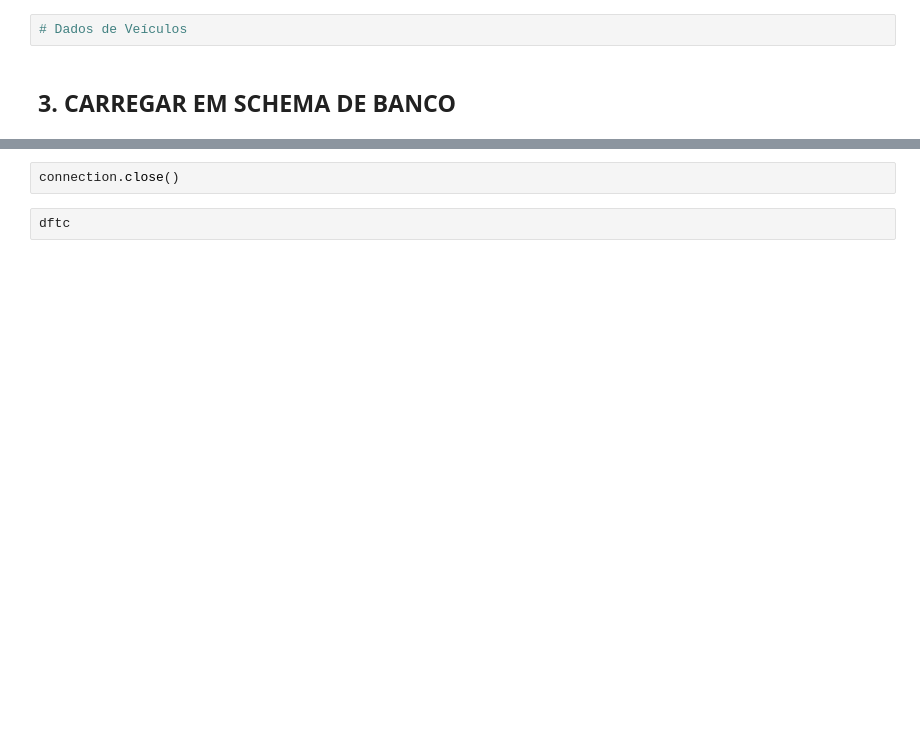
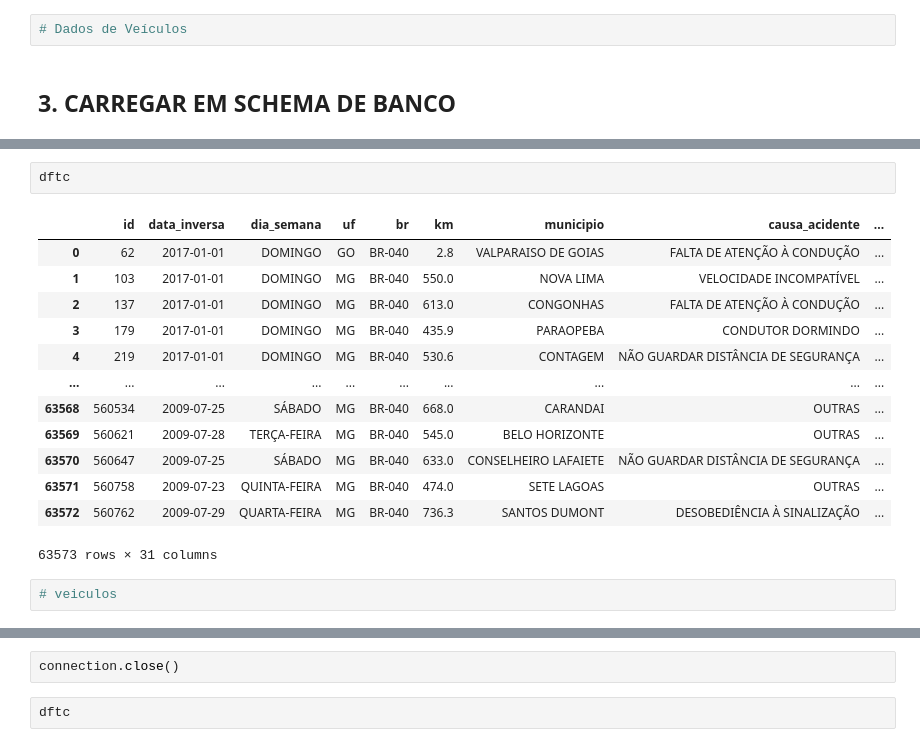
Before and after one commit to lebarreiroj/MPCA_MD, a Jupyter notebook: prf_acidentes_shap_bd.ipynb, the cells around one changed output, grey strips where cells are left out. Cells and saved outputs as stored; diff of their text form; blank space fills up the shorter version.

```diff
--- a/prf_acidentes_shap_bd.ipynb
+++ b/prf_acidentes_shap_bd.ipynb
@@ -526,0 +722,18 @@ dftc = pd.read_sql_query(v_sql, connection)
+# %%
+dftc
+# %% [output]
+|  | id | data_inversa | dia_semana | uf | br | km | municipio | causa_acidente | ... |
+| 0 | 62 | 2017-01-01 | DOMINGO | GO | BR-040 | 2.8 | VALPARAISO DE GOIAS | FALTA DE ATENÇÃO À CONDUÇÃO | ... |
+| 1 | 103 | 2017-01-01 | DOMINGO | MG | BR-040 | 550.0 | NOVA LIMA | VELOCIDADE INCOMPATÍVEL | ... |
+| 2 | 137 | 2017-01-01 | DOMINGO | MG | BR-040 | 613.0 | CONGONHAS | FALTA DE ATENÇÃO À CONDUÇÃO | ... |
+| 3 | 179 | 2017-01-01 | DOMINGO | MG | BR-040 | 435.9 | PARAOPEBA | CONDUTOR DORMINDO | ... |
+| 4 | 219 | 2017-01-01 | DOMINGO | MG | BR-040 | 530.6 | CONTAGEM | NÃO GUARDAR DISTÂNCIA DE SEGURANÇA | ... |
+| ... | ... | ... | ... | ... | ... | ... | ... | ... | ... |
+| 63568 | 560534 | 2009-07-25 | SÁBADO | MG | BR-040 | 668.0 | CARANDAI | OUTRAS | ... |
+| 63569 | 560621 | 2009-07-28 | TERÇA-FEIRA | MG | BR-040 | 545.0 | BELO HORIZONTE | OUTRAS | ... |
+| 63570 | 560647 | 2009-07-25 | SÁBADO | MG | BR-040 | 633.0 | CONSELHEIRO LAFAIETE | NÃO GUARDAR DISTÂNCIA DE SEGURANÇA | ... |
+| 63571 | 560758 | 2009-07-23 | QUINTA-FEIRA | MG | BR-040 | 474.0 | SETE LAGOAS | OUTRAS | ... |
+| 63572 | 560762 | 2009-07-29 | QUARTA-FEIRA | MG | BR-040 | 736.3 | SANTOS DUMONT | DESOBEDIÊNCIA À SINALIZAÇÃO | ... |
+63573 rows × 31 columns
+# %%
+# veiculos
```
Also changed, not shown: parts of 30 cells of this notebook.
